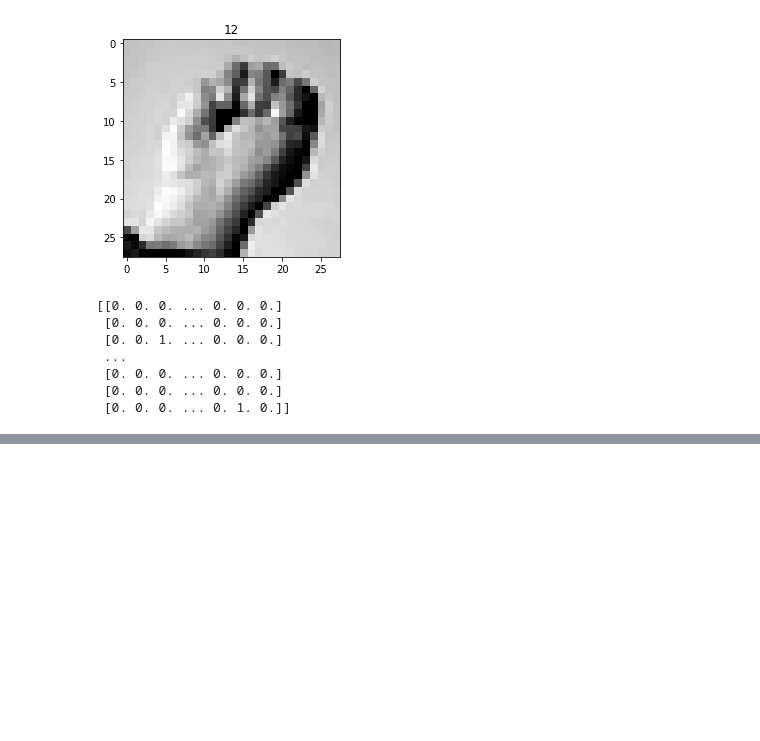
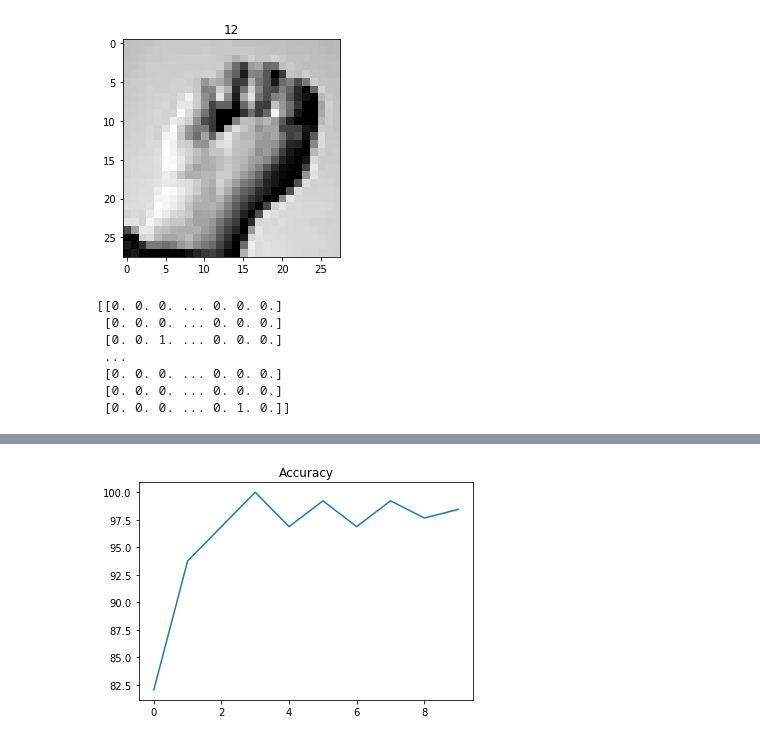
Before and after one commit to Catch-These-Signs/Sign-Language-Project, a Jupyter notebook: MLP.ipynb, the cells around one changed output, grey strips where cells are left out. Saved outputs shown, nothing was run; the diff lists cells and outputs as text; code cells hidden in the pictures; blank space fills up the shorter version.

```diff
--- a/MLP.ipynb
+++ b/MLP.ipynb
@@ -148,0 +198,6 @@ accuracy = tf.reduce_mean(tf.cast(correct_prediction, tf.float32))
+# %%
+plt.plot(list(range(len(acc_hist))), acc_hist)
+plt.title("Accuracy")
+plt.show()
+# %% [output]
+[figure, added]
```
Also changed, not shown: parts of 17 cells of this notebook, 1 other file.
